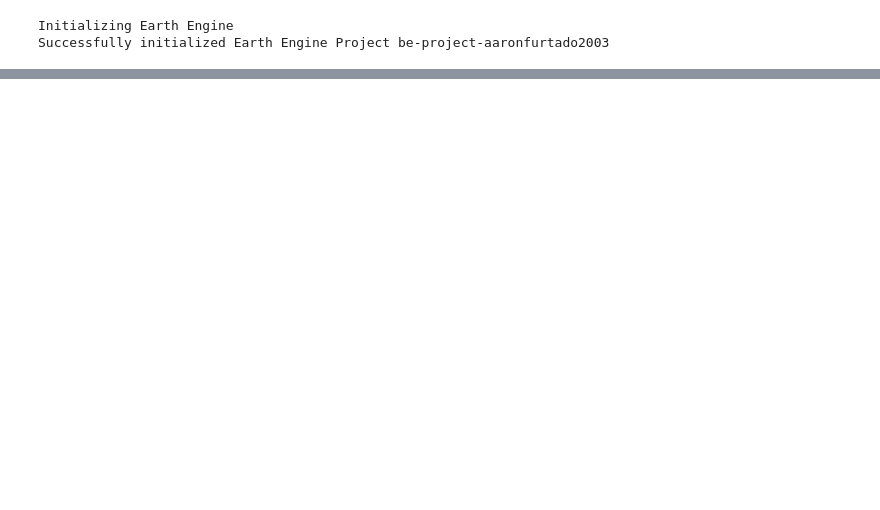
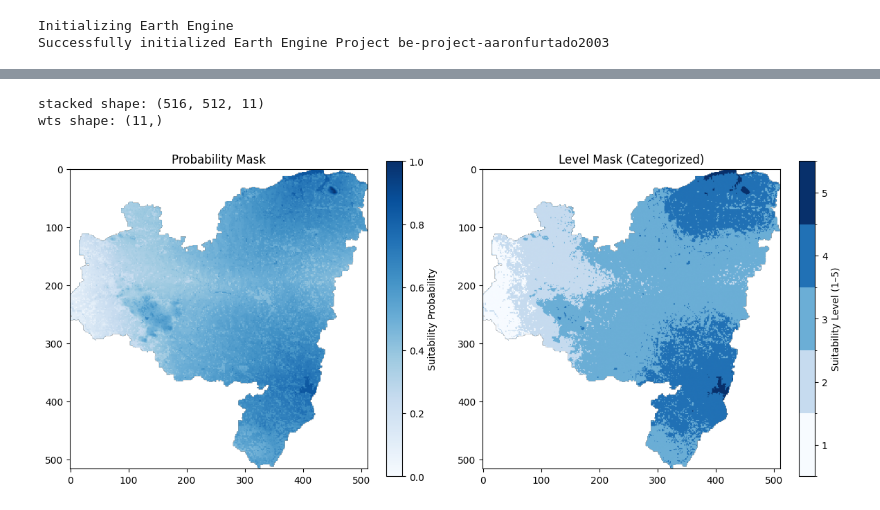
Before and after one commit to lilpotato03/PANI-Precipitaiton-Analysis-for-Natural-Integration, a Jupyter notebook: app.ipynb, the cells around one changed output, grey strips where cells are left out. Drawn from its saved outputs; the diff is of its cells as text; code cells hidden in the pictures; blank space fills up the shorter version.

```diff
--- a/app.ipynb
+++ b/app.ipynb
@@ -80,0 +135,25 @@ dict_keys(['type', 'geometry', 'properties'])
+# %%
+prob_mask, level_mask, weighted_sum  = generate_probability_mask(smoothed_stack=smoothed_stack,band_names=band_names,weights=mcdm_weights)
+masked_prob = (np.where(resize_img(region_mask) == 1, prob_mask, np.nan))
+masked_level =( np.where(resize_img(region_mask) == 1, level_mask, np.nan))
+plt.figure(figsize=(12, 5))
+
+# Plot probability mask
+plt.subplot(1, 2, 1)
+plt.imshow(masked_prob, cmap='Blues')
+plt.colorbar(label='Suitability Probability')
+plt.title('Probability Mask')
+
+# Plot level mask
+plt.subplot(1, 2, 2)
+norm = mcolors.BoundaryNorm(boundaries=[0.5, 1.5, 2.5, 3.5, 4.5, 5.5], ncolors=5)
+im = plt.imshow(masked_level, plt.get_cmap('Blues', 5), norm=norm)
+cbar = plt.colorbar(im, ticks=[1, 2, 3, 4, 5])
+cbar.set_label('Suitability Level (1–5)')
+plt.title('Level Mask (Categorized)')
+plt.tight_layout()
+plt.show()
+# %% [output]
+stacked shape: (516, 512, 11)
+wts shape: (11,)
+[figure, added]
```
Also changed, not shown: parts of 7 cells of this notebook, 3 other files.
